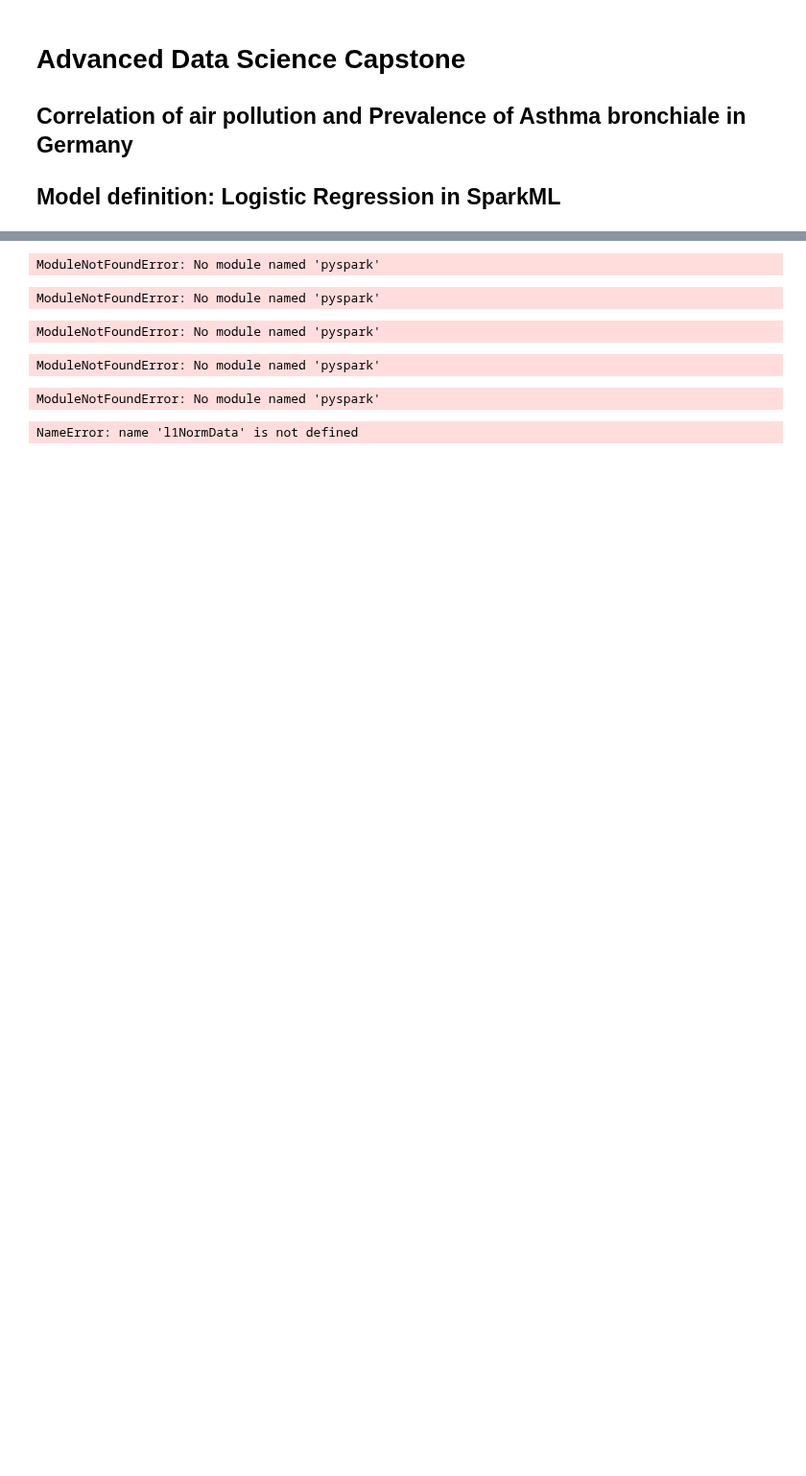
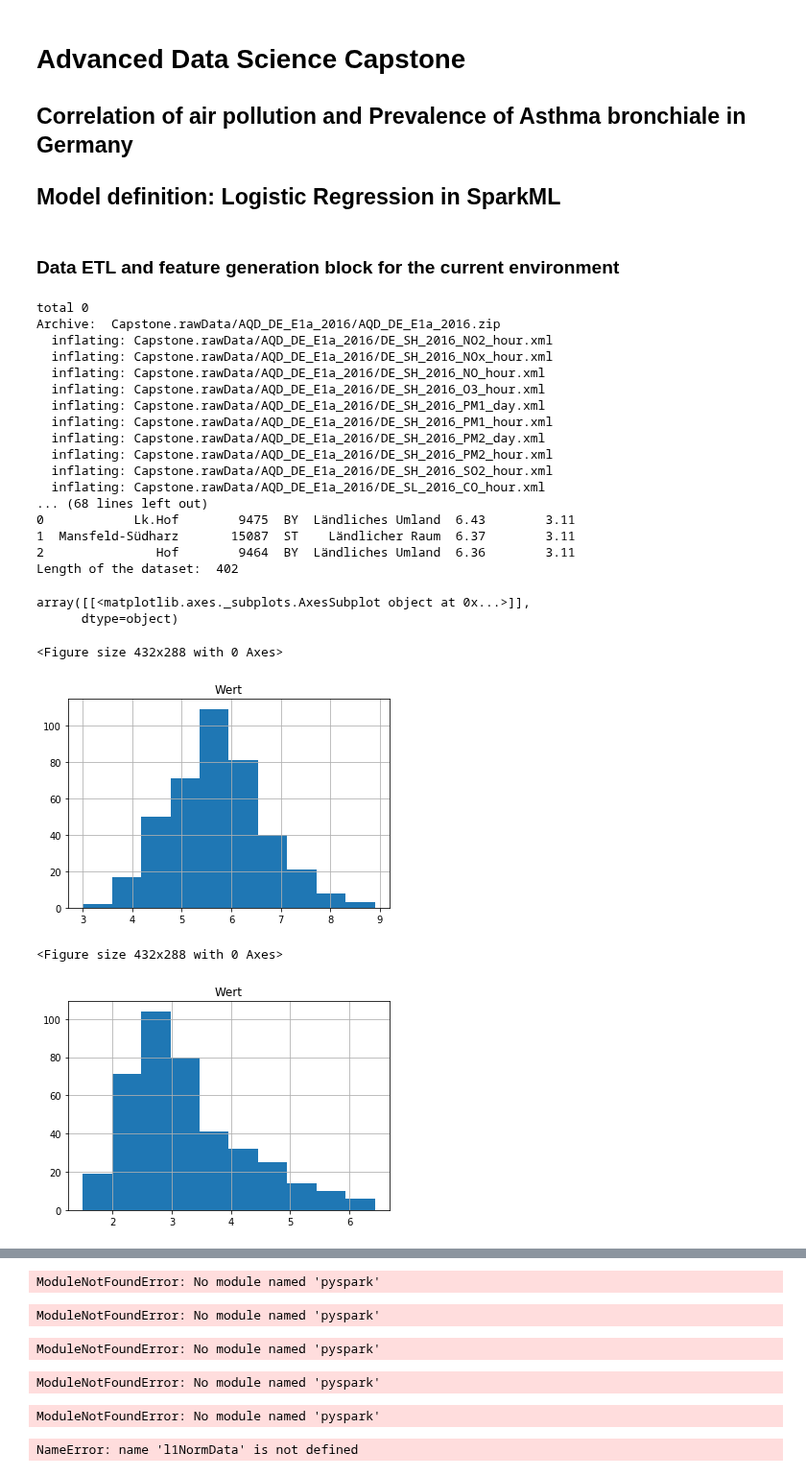
Before and after one commit to EvgenyGorelov/IBM_Coursera_Capstone, a Jupyter notebook: Capstone.model_def.SparkMLlogistRegr.1.0.ipynb, the cells around one changed output, grey strips where cells are left out. Shown at 96% size. Saved outputs shown, nothing was run; the diff lists cells and outputs as text; code cells hidden in the pictures; blank space fills up the shorter version.

Commit message:
Reproducibility added: all I/O, feature generation inside

```diff
--- a/Capstone.model_def.SparkMLlogistRegr.1.0.ipynb
+++ b/Capstone.model_def.SparkMLlogistRegr.1.0.ipynb
@@ -6,0 +10,2 @@
+# %% [markdown]
+### Data ETL and feature generation block for the current environment
@@ -6,0 +24,70 @@
+# %%
+!rm -rf ./Capstone.rawData
+## Download and decompress the dataset itself:
+!mkdir Capstone.rawData
+!ls -l Capstone.rawData/
+
+##### Pollution 2016
+!mkdir Capstone.rawData/AQD_DE_E1a_2016
+urllib.request.urlretrieve("https://datahub.uba.de/server/rest/directories/arcgisforinspire/INSPIRE/aqd_MapServer/Daten/AQD_DE_E1a_2016.zip", "Capstone.rawData/AQD_DE_E1a_2016.zip")
+!mv Capstone.rawData/AQD_DE_E1a_2016.zip Capstone.rawData/AQD_DE_E1a_2016/
+!unzip Capstone.rawData/AQD_DE_E1a_2016/AQD_DE_E1a_2016.zip -d Capstone.rawData/
+!rm Capstone.rawData/AQD_DE_E1a_2016/AQD_DE_E1a_2016.zip
+
+##Download Sensor positions
+urllib.request.urlretrieve("https://datahub.uba.de/server/rest/directories/arcgisforinspire/INSPIRE/aqd_MapServer/Daten/AQD_DE_D_2017.zip", "Capstone.rawData/AQD_DE_D_2017.zip")
+!unzip Capstone.rawData/AQD_DE_D_2017.zip -d Capstone.rawData/
+!rm Capstone.rawData/AQD_DE_D_2017.zip
+
+## Download Town-county dataset:
+urllib.request.urlretrieve("https://www.destatis.de/DE/Themen/Laender-Regionen/Regionales/Gemeindeverzeichnis/Administrativ/Archiv/GV100ADQ/GV100AD3107.zip?__blob=publicationFile",
+                           "Capstone.rawData/GV100AD3107.zip")
+!mkdir Capstone.rawData/GV100AD3107
+!unzip Capstone.rawData/GV100AD3107.zip -d Capstone.rawData/GV100AD3107/
+!rm Capstone.rawData/GV100AD3107.zip
+
+!mkdir Capstone.rawData/Asthma_2016
+urllib.request.urlretrieve("https://www.versorgungsatlas.de/fileadmin/excel/data_id_92_kreis11_1_j_1451606400.xlsx", "Capstone.rawData/Asthma_2016/data_id_92_kreis11_1_j_1451606400.xlsx")
+
+xlsx_file = pd.ExcelFile("Capstone.rawData/Asthma_2016/data_id_92_kreis11_1_j_1451606400.xlsx")
+print("xls sheet names: ",xlsx_file.sheet_names)
+dfAsthma = xlsx_file.parse('Daten', header=3, decimal=",")
+print(dfAsthma.head(3))
+print("Length of the dataset: ",len(dfAsthma))
+plt.figure()
+dfAsthma.hist(column='Wert')
+
+!mkdir Capstone.rawData/Heart_2017
+urllib.request.urlretrieve("https://www.versorgungsatlas.de/fileadmin/excel/data_id_97_kreis11_2_j_1483228800.xlsx", "Capstone.rawData/Heart_2017/data_id_97_kreis11_2_j_1483228800.xlsx")
+
+xlsx_file = pd.ExcelFile("Capstone.rawData/Heart_2017/data_id_97_kreis11_2_j_1483228800.xlsx")
+print("xls sheet names: ",xlsx_file.sheet_names)
+dfHeart = xlsx_file.parse('Daten', header=3, decimal=",")
+print(dfHeart.head(3))
+print("Length of the dataset: ",len(dfHeart))
+plt.figure()
+dfHeart.hist(column='Wert')
+# %% [output]
+total 0
+Archive:  Capstone.rawData/AQD_DE_E1a_2016/AQD_DE_E1a_2016.zip
+  inflating: Capstone.rawData/AQD_DE_E1a_2016/DE_SH_2016_NO2_hour.xml
+  inflating: Capstone.rawData/AQD_DE_E1a_2016/DE_SH_2016_NOx_hour.xml
+  inflating: Capstone.rawData/AQD_DE_E1a_2016/DE_SH_2016_NO_hour.xml
+  inflating: Capstone.rawData/AQD_DE_E1a_2016/DE_SH_2016_O3_hour.xml
+  inflating: Capstone.rawData/AQD_DE_E1a_2016/DE_SH_2016_PM1_day.xml
+  inflating: Capstone.rawData/AQD_DE_E1a_2016/DE_SH_2016_PM1_hour.xml
+  inflating: Capstone.rawData/AQD_DE_E1a_2016/DE_SH_2016_PM2_day.xml
+  inflating: Capstone.rawData/AQD_DE_E1a_2016/DE_SH_2016_PM2_hour.xml
+  inflating: Capstone.rawData/AQD_DE_E1a_2016/DE_SH_2016_SO2_hour.xml
+  inflating: Capstone.rawData/AQD_DE_E1a_2016/DE_SL_2016_CO_hour.xml
+... (68 lines left out)
+0            Lk.Hof        9475  BY  Ländliches Umland  6.43        3.11
+1  Mansfeld-Südharz       15087  ST    Ländlicher Raum  6.37        3.11
+2               Hof        9464  BY  Ländliches Umland  6.36        3.11
+Length of the dataset:  402
+array([[<matplotlib.axes._subplots.AxesSubplot object at 0x...>]],
+      dtype=object)
+<Figure size 432x288 with 0 Axes>
+[figure, added]
+<Figure size 432x288 with 0 Axes>
+[figure, added]
```
Also changed, not shown: parts of 25 cells of this notebook.
